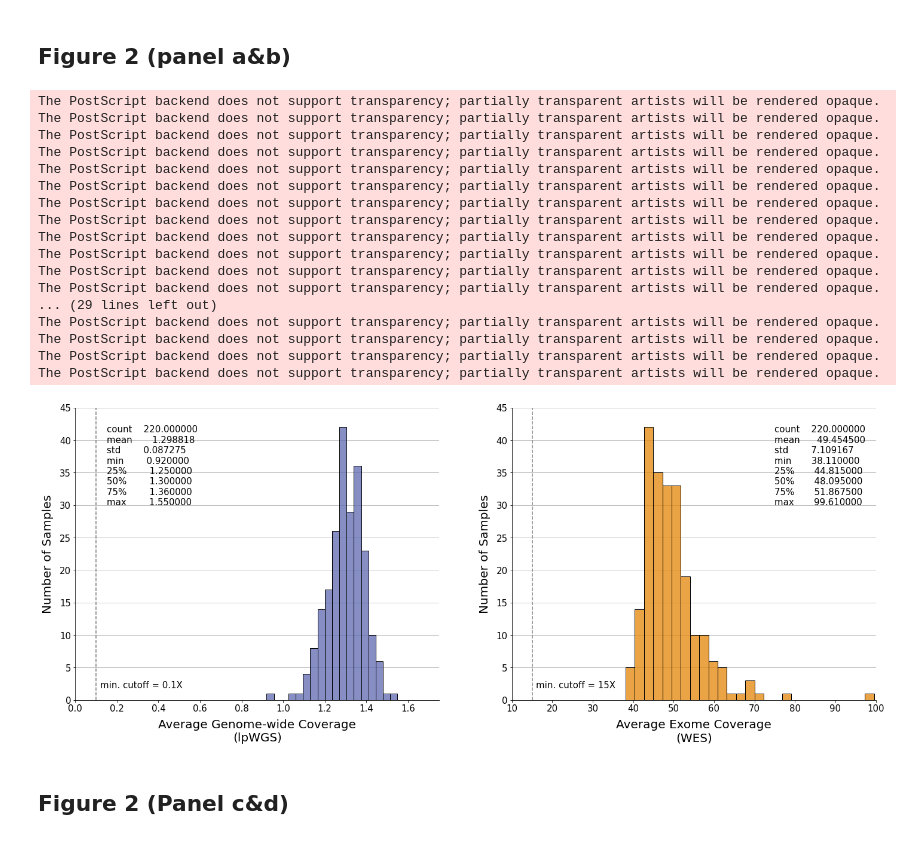
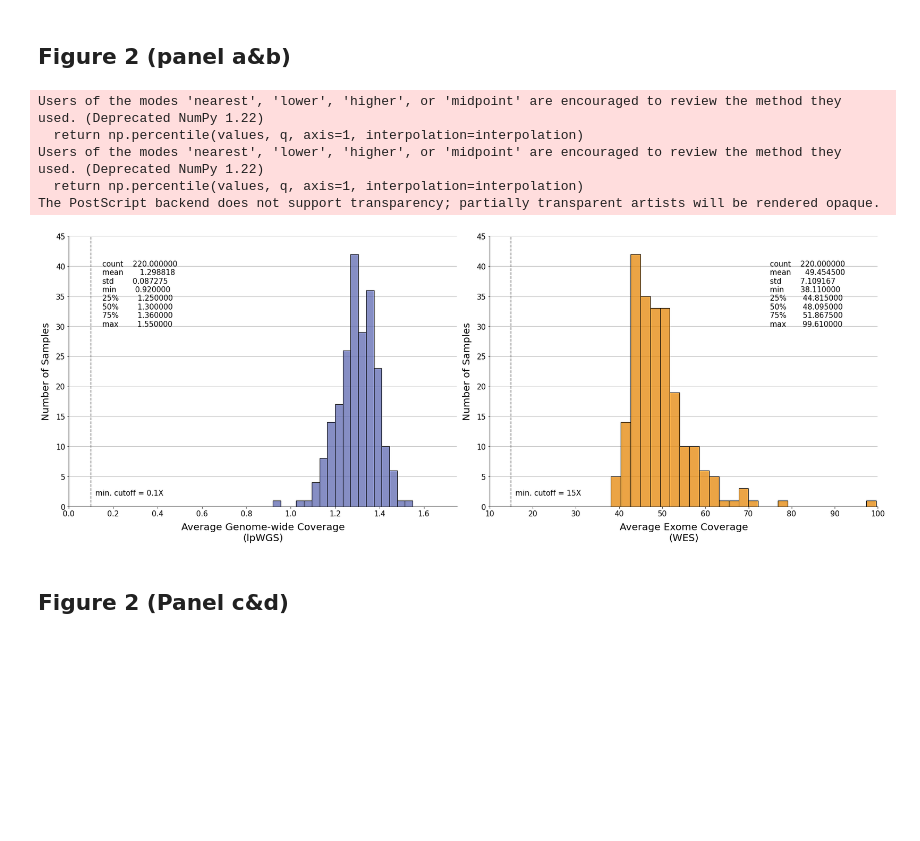
Before and after one commit to hoyinchu/MID_lpWGS_Breast_Cancer, a Jupyter notebook: MainFiguresNotebook.ipynb, the cells around one changed output. Saved outputs shown, nothing was run; the diff lists cells and outputs as text; code cells hidden in the pictures; blank space fills up the shorter version.

```diff
--- a/MainFiguresNotebook.ipynb
+++ b/MainFiguresNotebook.ipynb
@@ -52,8 +57,7 @@ lpwgs_coverage_df_subset.head()
 # %% [markdown]
 ## Figure 2 (panel a&b)
 # %%
-from palettable.colorbrewer.qualitative import Set1_5
-from palettable.cartocolors.qualitative import Vivid_5
+
 
 fig,axes = plt.subplots(figsize=(24,9),ncols=2)
 
@@ -76,50 +80,39 @@ axes[0].axvline(0.1,linestyle="--",color="gray")
 display_str = "\n".join(str(lpwgs_coverage_df_subset["hg38_sampleMeanCoverage"].describe()).split("\n")[:-1])
 
 axes[0].annotate(xy=(0.15,30),text=display_str,fontsize=medium_font)
 axes[0].annotate(xy=(0.12,1.85),text="min. cutoff = 0.1X",fontsize=medium_font)
 
 ## WES
 sns.histplot(data=clinical_df_wes,x="sampleMeanCoverage",ax=axes[1],color=Vivid_5.mpl_colors[0])
 axes[1].set_axisbelow(True)
 axes[1].grid(axis="y")
 
 axes[1].spines.top.set_visible(False)
 axes[1].spines.right.set_visible(False)
 
 axes[1].tick_params(axis='both', which='major', labelsize=medium_font)
 axes[1].set_xlabel("Average Exome Coverage\n(WES)",fontsize=large_font,labelpad=10)
 axes[1].set_ylabel("Number of Samples",fontsize=large_font,labelpad=10)
 
 axes[1].set_xlim((10,100))
 axes[1].set_ylim((0,45))
 axes[1].axvline(15,linestyle="--",color="gray")
 
 display_str = "\n".join(str(clinical_df_wes["sampleMeanCoverage"].describe()).split("\n")[:-1])
 
 axes[1].annotate(xy=(75,30),text=display_str,fontsize=medium_font)
 axes[1].annotate(xy=(16,1.85),text="min. cutoff = 15X",fontsize=medium_font)
 
+plt.tight_layout()
 plt.savefig("figures/fig_2_coverage_plot.png",dpi=300)
 plt.savefig("figures/fig_2_coverage_plot.eps",dpi=300)
 # %% [output]
+Users of the modes 'nearest', 'lower', 'higher', or 'midpoint' are encouraged to review the method they used. (Deprecated NumPy 1.22)
+  return np.percentile(values, q, axis=1, interpolation=interpolation)
+Users of the modes 'nearest', 'lower', 'higher', or 'midpoint' are encouraged to review the method they used. (Deprecated NumPy 1.22)
+  return np.percentile(values, q, axis=1, interpolation=interpolation)
 The PostScript backend does not support transparency; partially transparent artists will be rendered opaque.
-The PostScript backend does not support transparency; partially transparent artists will be rendered opaque.
-The PostScript backend does not support transparency; partially transparent artists will be rendered opaque.
-The PostScript backend does not support transparency; partially transparent artists will be rendered opaque.
-The PostScript backend does not support transparency; partially transparent artists will be rendered opaque.
-The PostScript backend does not support transparency; partially transparent artists will be rendered opaque.
-The PostScript backend does not support transparency; partially transparent artists will be rendered opaque.
-The PostScript backend does not support transparency; partially transparent artists will be rendered opaque.
-The PostScript backend does not support transparency; partially transparent artists will be rendered opaque.
-The PostScript backend does not support transparency; partially transparent artists will be rendered opaque.
-The PostScript backend does not support transparency; partially transparent artists will be rendered opaque.
-The PostScript backend does not support transparency; partially transparent artists will be rendered opaque.
-... (29 lines left out)
-The PostScript backend does not support transparency; partially transparent artists will be rendered opaque.
-The PostScript backend does not support transparency; partially transparent artists will be rendered opaque.
-The PostScript backend does not support transparency; partially transparent artists will be rendered opaque.
-The PostScript backend does not support transparency; partially transparent artists will be rendered opaque.
-[figure, old version]
+[figure, new version]
 # %% [markdown]
 ## Figure 2 (Panel c&d)
 # %%
```
Also changed, not shown: parts of 57 cells of this notebook, 47 other files.
